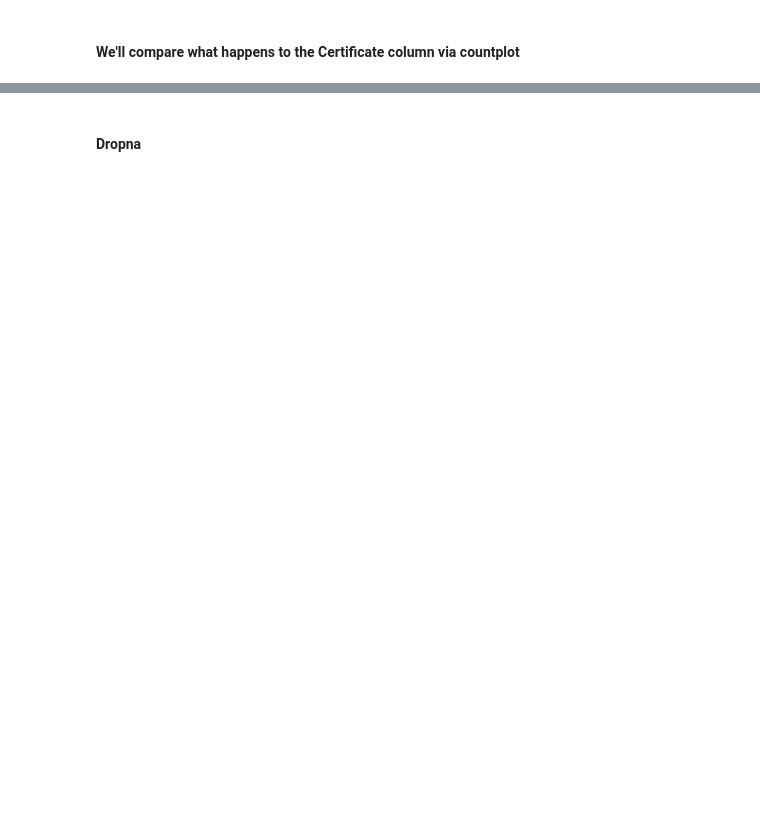
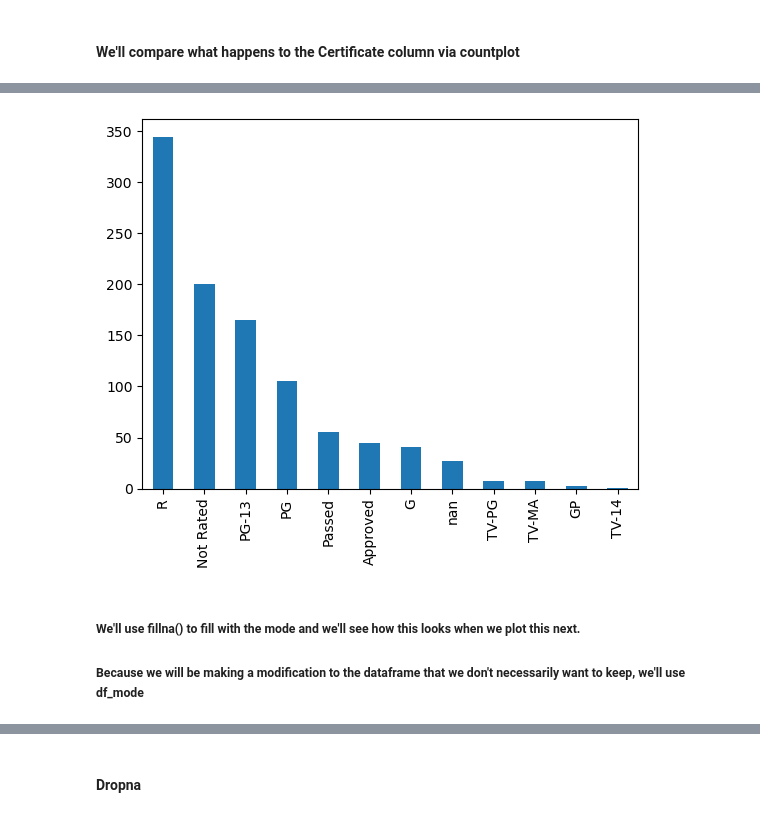
Before and after one commit to likeawednesday/TechCamp_DataViz, a Jupyter notebook: movie_ratings.ipynb, the cells around one changed output, grey strips where cells are left out. Saved outputs shown, nothing was run; the diff lists cells and outputs as text; code cells hidden in the pictures; blank space fills up the shorter version.

```diff
--- a/movie_ratings.ipynb
+++ b/movie_ratings.ipynb
@@ -214,0 +214,9 @@ AttributeError: 'Text' object has no attribute 'bar_label'
+# %%
+# countplot using Pandas
+df.Certificate.value_counts(dropna=False).plot(kind='bar')
+plt.show()
+# %% [output]
+[figure, added]
+# %% [markdown]
+##### We'll use fillna() to fill with the mode and we'll see how this looks when we plot this next.
+##### Because we will be making a modification to the dataframe that we don't necessarily want to keep, we'll use df_mode
```
Also changed, not shown: parts of 16 cells of this notebook.
